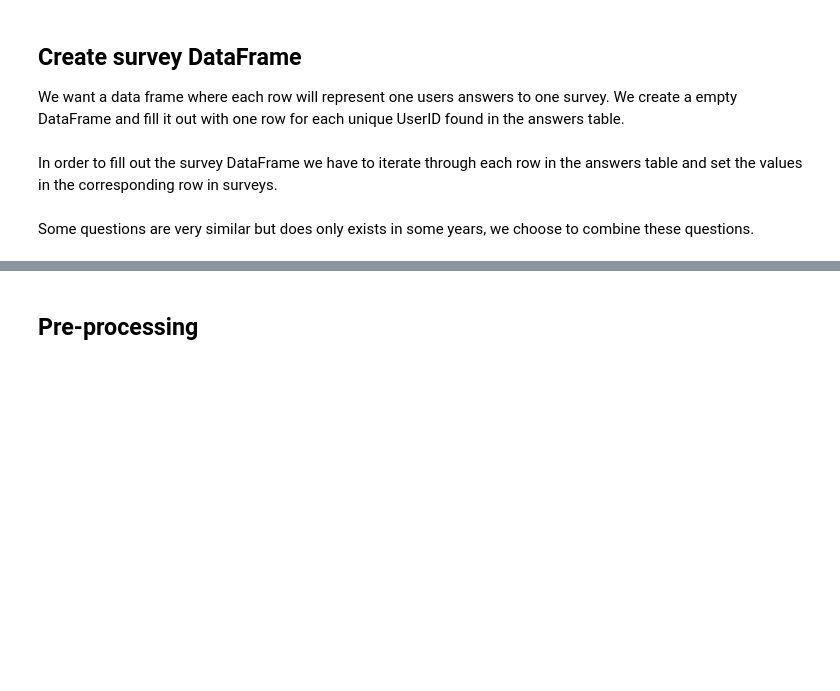
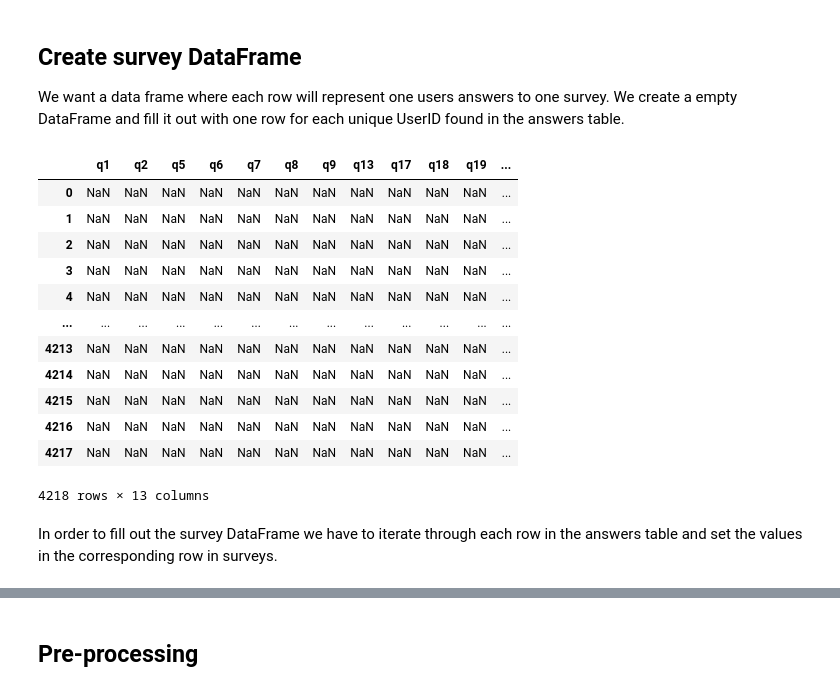
Before and after one commit to appelquist/bda-project, a Jupyter notebook: Project Data Analytics.ipynb, the cells around one changed output, grey strips where cells are left out. Cells and saved outputs as stored; diff of their text form; code cells hidden in the pictures; blank space fills up the shorter version.

```diff
--- a/Project Data Analytics.ipynb
+++ b/Project Data Analytics.ipynb
@@ -20,9 +56,24 @@ answers = answers[answers['QuestionID'].isin(correct_columns)]
 
 We want a data frame where each row will represent one users answers to one survey. We create a empty DataFrame and fill it out with one row for each unique UserID found in the answers table.
 # %%
-surveys = pd.DataFrame(columns=['q1', 'q2', 'q3', 'q5', 'q6', 'q7', 'q8', 'q9', 'q13', 'q17', 'q18', 'q19', 'q30', 'q32', 'q33', 'q34', 'q93', 'q97', 'q99', 'q100', 'q117', 'q118' 'Year'])
+surveys = pd.DataFrame(columns=['q1', 'q2', 'q5', 'q6', 'q7', 'q8', 'q9', 'q13', 'q17', 'q18', 'q19', 'Year'])
 user_ids = answers['UserID'].unique()
 surveys['UserID'] = user_ids
+surveys
+# %% [output]
+|  | q1 | q2 | q5 | q6 | q7 | q8 | q9 | q13 | q17 | q18 | q19 | ... |
+| 0 | NaN | NaN | NaN | NaN | NaN | NaN | NaN | NaN | NaN | NaN | NaN | ... |
+| 1 | NaN | NaN | NaN | NaN | NaN | NaN | NaN | NaN | NaN | NaN | NaN | ... |
+| 2 | NaN | NaN | NaN | NaN | NaN | NaN | NaN | NaN | NaN | NaN | NaN | ... |
+| 3 | NaN | NaN | NaN | NaN | NaN | NaN | NaN | NaN | NaN | NaN | NaN | ... |
+| 4 | NaN | NaN | NaN | NaN | NaN | NaN | NaN | NaN | NaN | NaN | NaN | ... |
+| ... | ... | ... | ... | ... | ... | ... | ... | ... | ... | ... | ... | ... |
+| 4213 | NaN | NaN | NaN | NaN | NaN | NaN | NaN | NaN | NaN | NaN | NaN | ... |
+| 4214 | NaN | NaN | NaN | NaN | NaN | NaN | NaN | NaN | NaN | NaN | NaN | ... |
+| 4215 | NaN | NaN | NaN | NaN | NaN | NaN | NaN | NaN | NaN | NaN | NaN | ... |
+| 4216 | NaN | NaN | NaN | NaN | NaN | NaN | NaN | NaN | NaN | NaN | NaN | ... |
+| 4217 | NaN | NaN | NaN | NaN | NaN | NaN | NaN | NaN | NaN | NaN | NaN | ... |
+4218 rows × 13 columns
 # %% [markdown]
 In order to fill out the survey DataFrame we have to iterate through each row in the answers table and set the values in the corresponding row in surveys.
 # %%
@@ -33,5 +84,3 @@ for answer in answers.iterrows():
     year = answer[1][1]
     surveys.at[user_id - 1, question_id] = answer_text
     surveys.at[user_id - 1, 'Year'] = year
-# %% [markdown]
-Some questions are very similar but does only exists in some years, we choose to combine these questions.
```
Also changed, not shown: parts of 42 cells of this notebook.
